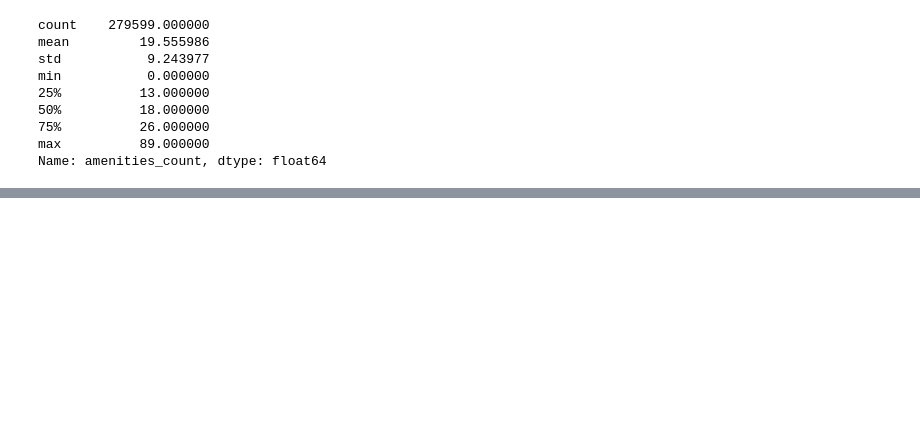
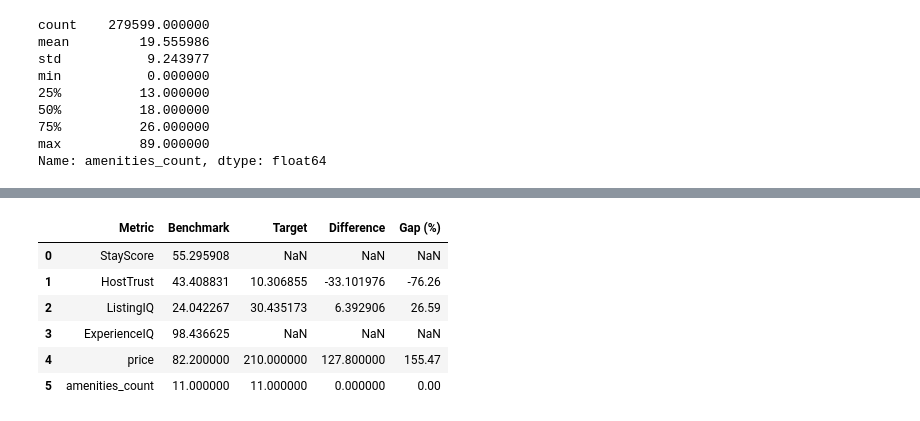
Before and after one commit to parvgupta22/StaySense, a Jupyter notebook: Notebooks/SimilarityEngine.ipynb, the cells around one changed output, grey strips where cells are left out. Cells and saved outputs as stored; diff of their text form; code cells hidden in the pictures; blank space fills up the shorter version.

```diff
--- a/Notebooks/SimilarityEngine.ipynb
+++ b/Notebooks/SimilarityEngine.ipynb
@@ -1389,0 +1407,28 @@ Name: amenities_count, dtype: float64
+# %%
+# =====================================================
+# Generate Complete Listing Report
+# =====================================================
+
+def generate_listing_report(listing_id):
+
+    # Step 1: Build Benchmark
+    benchmark = build_benchmark(listing_id)
+
+    # Step 2: Benchmark Summary
+    benchmark_summary = get_benchmark_summary(benchmark)
+
+    # Step 3: Comparison
+    comparison = compare_to_benchmark(
+        listing_id,
+        benchmark_summary
+    )
+
+    # Step 4: Recommendations
+    recommendations = generate_recommendations(comparison)
+
+    return {
+        "benchmark": benchmark,
+        "benchmark_summary": benchmark_summary,
+        "comparison": comparison,
+        "recommendations": recommendations
+    }
@@ -1389,0 +1558,14 @@ Name: amenities_count, dtype: float64
+# %%
+listing = 42252699
+
+comparison = generate_listing_report(listing)["comparison"]
+
+comparison
+# %% [output]
+|  | Metric | Benchmark | Target | Difference | Gap (%) |
+| 0 | StayScore | 55.295908 | NaN | NaN | NaN |
+| 1 | HostTrust | 43.408831 | 10.306855 | -33.101976 | -76.26 |
+| 2 | ListingIQ | 24.042267 | 30.435173 | 6.392906 | 26.59 |
+| 3 | ExperienceIQ | 98.436625 | NaN | NaN | NaN |
+| 4 | price | 82.200000 | 210.000000 | 127.800000 | 155.47 |
+| 5 | amenities_count | 11.000000 | 11.000000 | 0.000000 | 0.00 |
```
Also changed, not shown: parts of 14 cells of this notebook, 2 other files.
